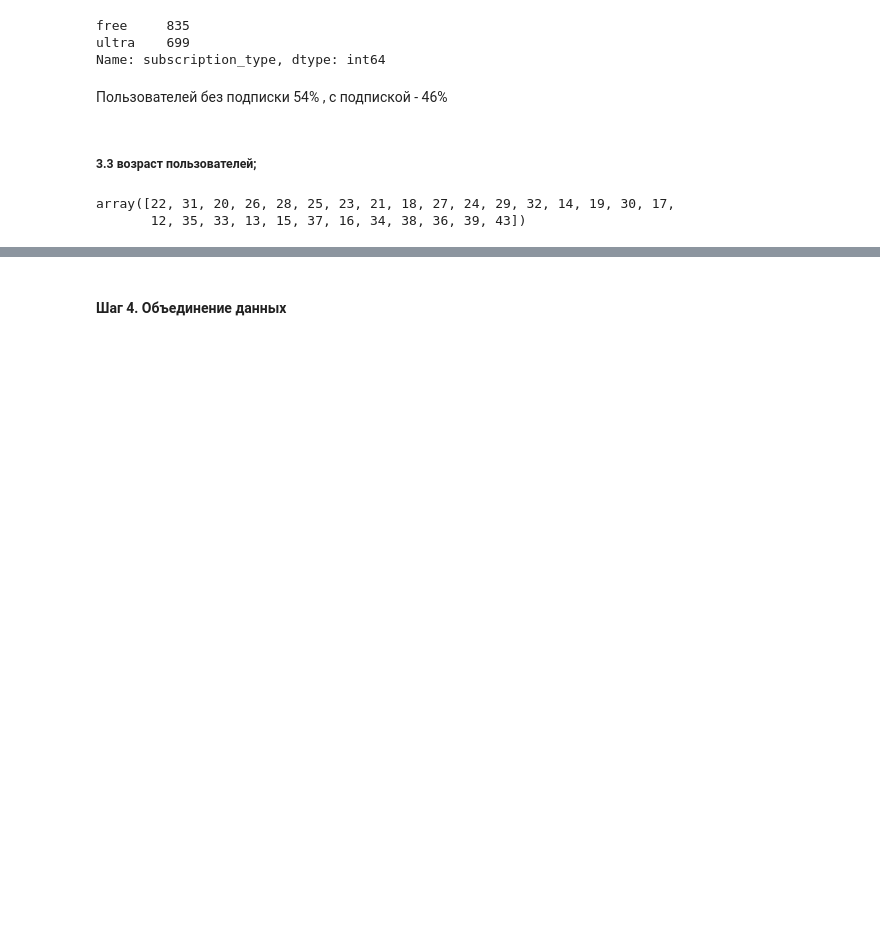
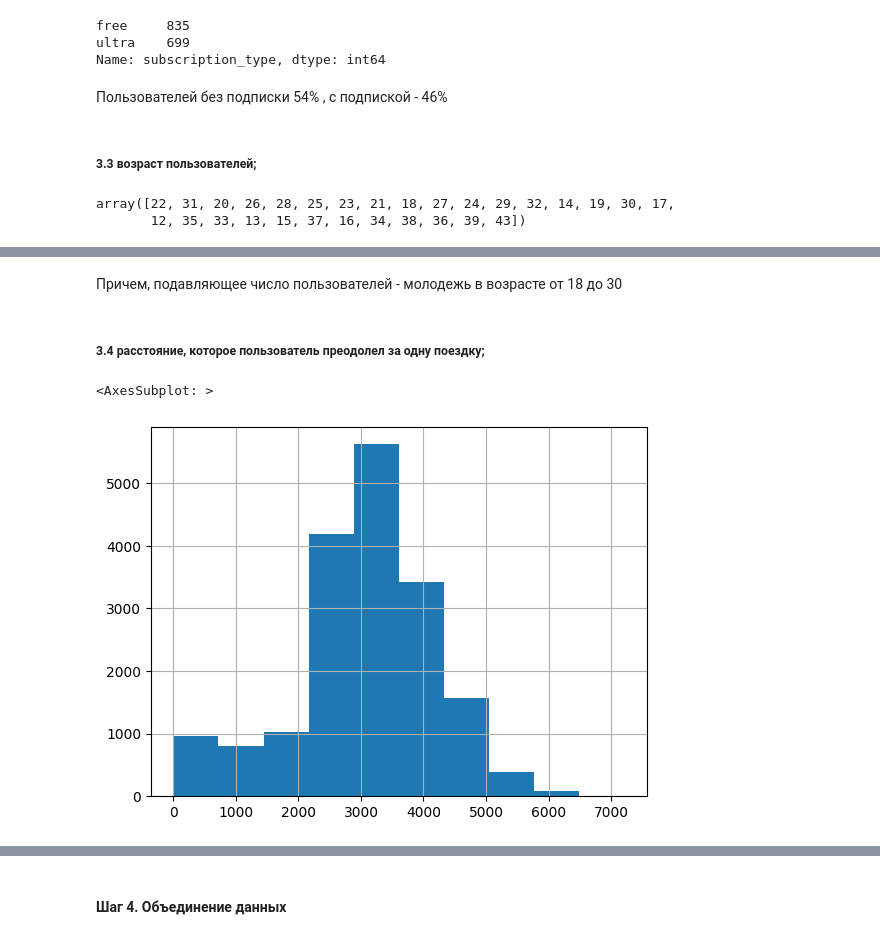
Before and after one commit to anthonypotekhin/studying, a Jupyter notebook: yandex_practicum/statistics_analysis_proj.ipynb, the cells around one changed output, grey strips where cells are left out. Saved outputs shown, nothing was run; the diff lists cells and outputs as text; code cells hidden in the pictures; blank space fills up the shorter version.

```diff
--- a/yandex_practicum/statistics_analysis_proj.ipynb
+++ b/yandex_practicum/statistics_analysis_proj.ipynb
@@ -264,0 +295,9 @@ array([22, 31, 20, 26, 28, 25, 23, 21, 18, 27, 24, 29, 32, 14, 19, 30, 17,
+# %% [markdown]
+Причем, подавляющее число пользователей - молодежь в возрасте от 18 до 30
+# %% [markdown]
+##### 3.4 расстояние, которое пользователь преодолел за одну поездку;
+# %%
+rides_df.distance.hist()
+# %% [output]
+<AxesSubplot: >
+[figure, added]
```
Also changed, not shown: parts of 39 cells of this notebook.
